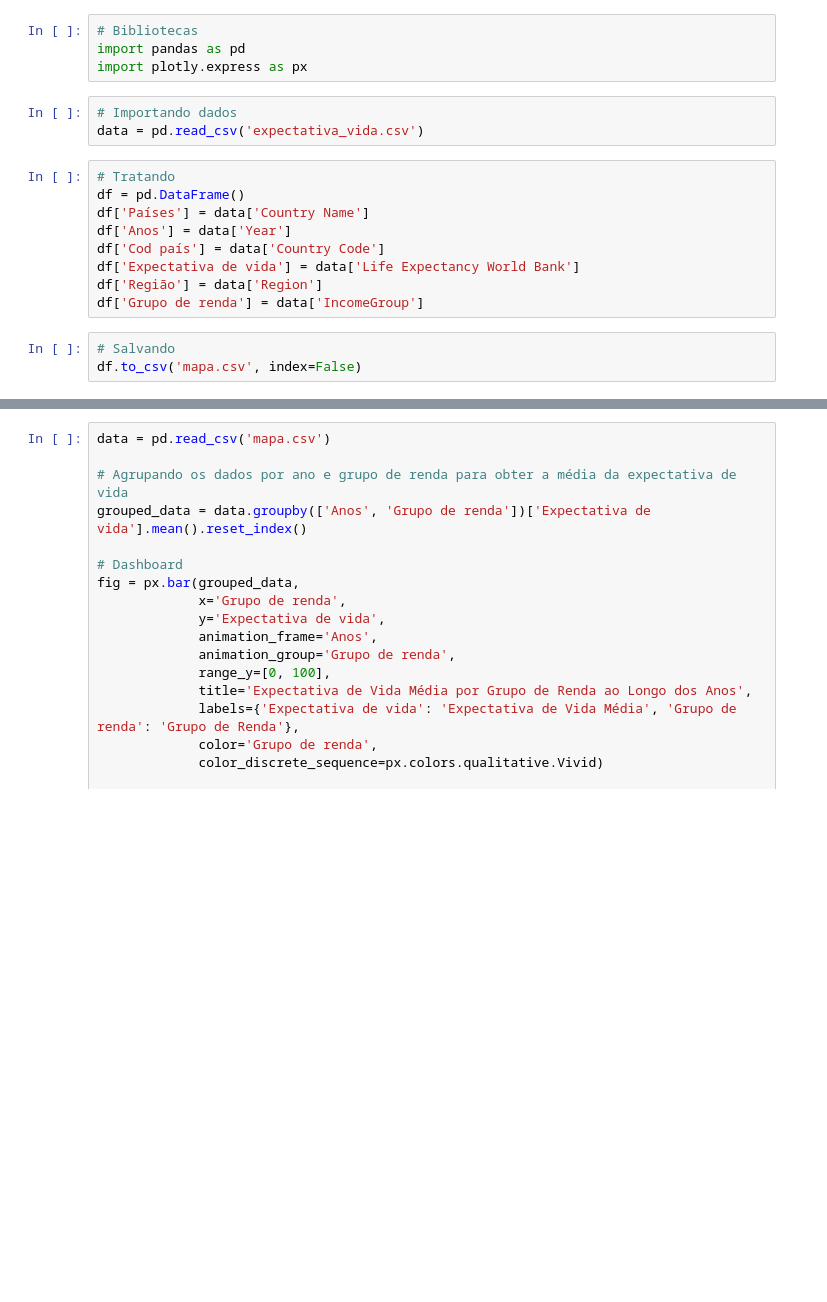
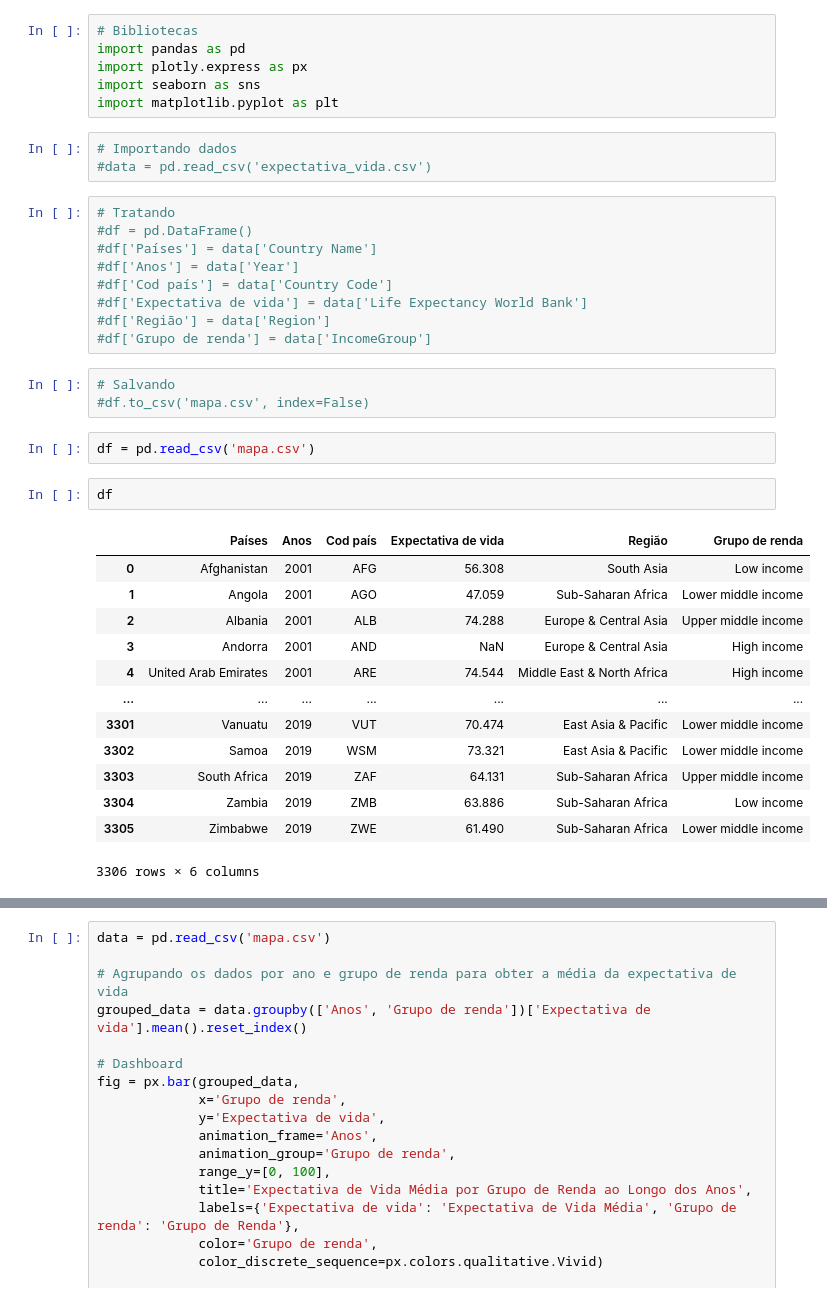
Before and after one commit to victordornelos/expectativa_de_vida, a Jupyter notebook: mapa.ipynb, the cells around one changed output, grey strips where cells are left out. Drawn from its saved outputs; the diff is of its cells as text; blank space fills up the shorter version.

```diff
--- a/mapa.ipynb
+++ b/mapa.ipynb
@@ -2,18 +2,38 @@
 # Bibliotecas
 import pandas as pd
 import plotly.express as px
+import seaborn as sns
+import matplotlib.pyplot as plt
 # %%
 # Importando dados
-data = pd.read_csv('expectativa_vida.csv')
+#data = pd.read_csv('expectativa_vida.csv')
 # %%
 # Tratando
-df = pd.DataFrame()
-df['Países'] = data['Country Name']
-df['Anos'] = data['Year']
-df['Cod país'] = data['Country Code']
-df['Expectativa de vida'] = data['Life Expectancy World Bank']
-df['Região'] = data['Region']
-df['Grupo de renda'] = data['IncomeGroup']
+#df = pd.DataFrame()
+#df['Países'] = data['Country Name']
+#df['Anos'] = data['Year']
+#df['Cod país'] = data['Country Code']
+#df['Expectativa de vida'] = data['Life Expectancy World Bank']
+#df['Região'] = data['Region']
+#df['Grupo de renda'] = data['IncomeGroup']
 # %%
 # Salvando
-df.to_csv('mapa.csv', index=False)
+#df.to_csv('mapa.csv', index=False)
+# %%
+df = pd.read_csv('mapa.csv')
+# %%
+df
+# %% [output]
+|  | Países | Anos | Cod país | Expectativa de vida | Região | Grupo de renda |
+| 0 | Afghanistan | 2001 | AFG | 56.308 | South Asia | Low income |
+| 1 | Angola | 2001 | AGO | 47.059 | Sub-Saharan Africa | Lower middle income |
+| 2 | Albania | 2001 | ALB | 74.288 | Europe & Central Asia | Upper middle income |
+| 3 | Andorra | 2001 | AND | NaN | Europe & Central Asia | High income |
+| 4 | United Arab Emirates | 2001 | ARE | 74.544 | Middle East & North Africa | High income |
+| ... | ... | ... | ... | ... | ... | ... |
+| 3301 | Vanuatu | 2019 | VUT | 70.474 | East Asia & Pacific | Lower middle income |
+| 3302 | Samoa | 2019 | WSM | 73.321 | East Asia & Pacific | Lower middle income |
+| 3303 | South Africa | 2019 | ZAF | 64.131 | Sub-Saharan Africa | Upper middle income |
+| 3304 | Zambia | 2019 | ZMB | 63.886 | Sub-Saharan Africa | Low income |
+| 3305 | Zimbabwe | 2019 | ZWE | 61.490 | Sub-Saharan Africa | Lower middle income |
+3306 rows × 6 columns
```
Also changed, not shown: parts of 1 cell of this notebook, 2 other files.
